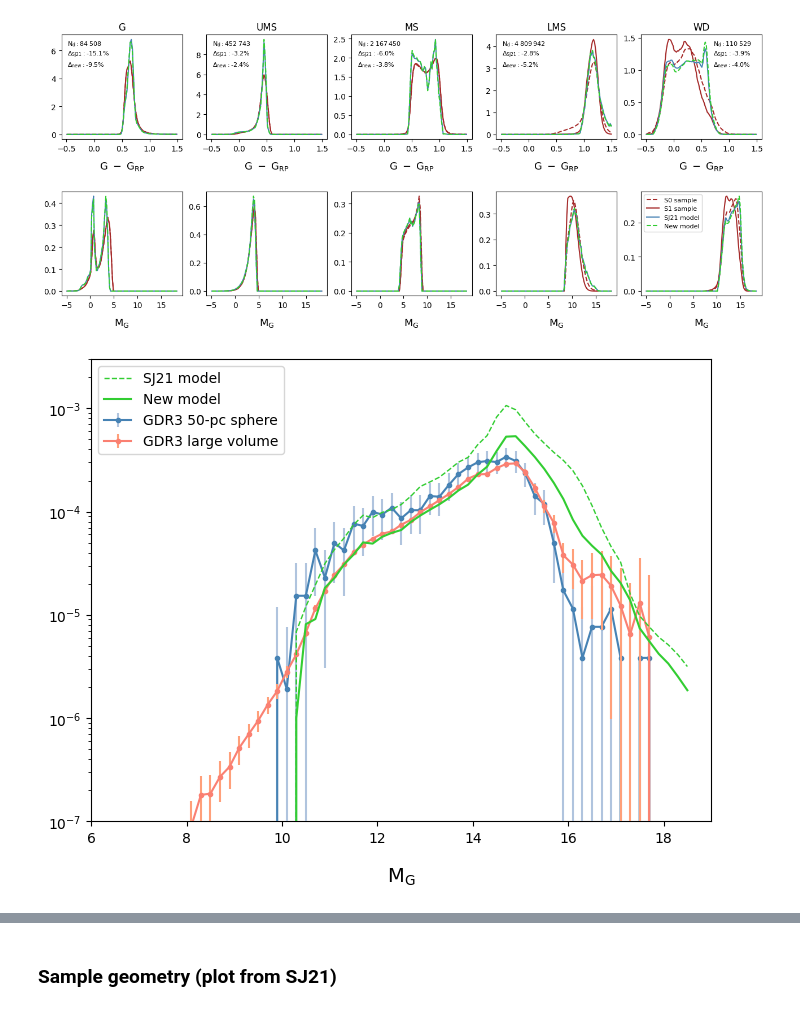
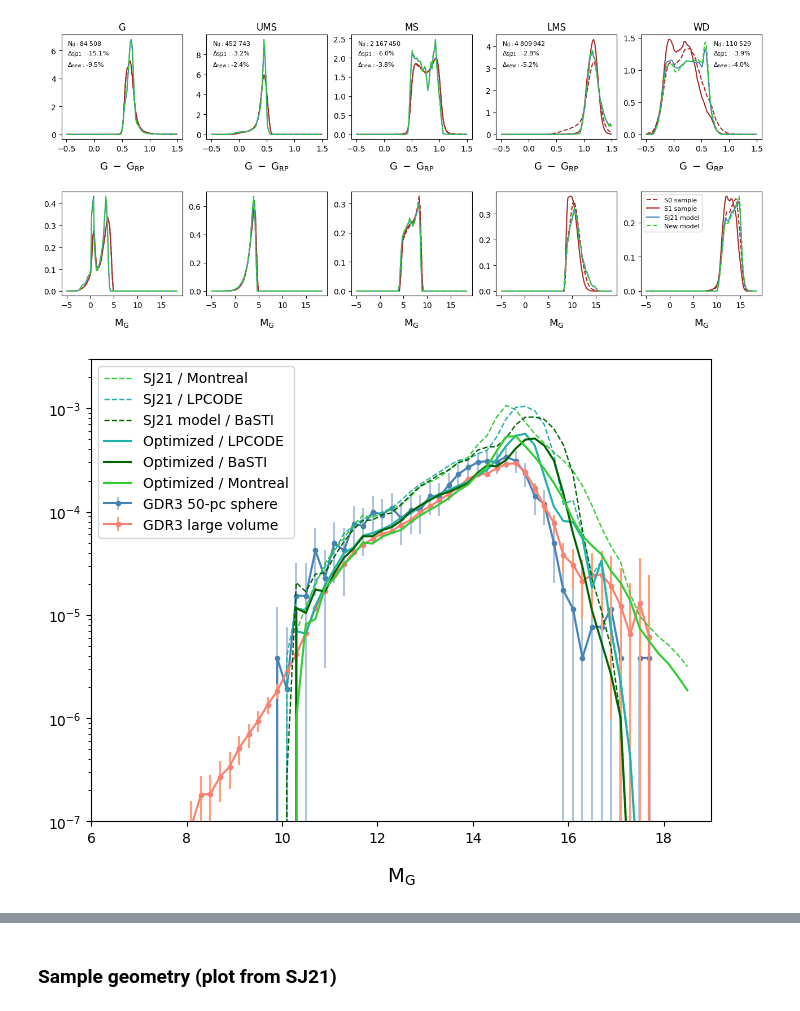
Before and after one commit to askenja/gaia-wd-fitting, a Jupyter notebook: 7b--Final_Plots.ipynb, the cells around one changed output, grey strips where cells are left out. Drawn from its saved outputs; the diff is of its cells as text; code cells hidden in the pictures.

Commit message:
Added LPCODE and BaSTI models

```diff
--- a/7b--Final_Plots.ipynb
+++ b/7b--Final_Plots.ipynb
@@ -267,26 +267,37 @@ fig.savefig('./output/final_plots/cmdf_pop4.png')
 # %%
 # WD luminosity function
 
 mg_bins_m, wdlf_m = np.loadtxt('./output/WDLF/wdlf_sj21.txt')
 mg_bins_m_pop2, wdlf_m_pop2 = np.loadtxt('./output/WDLF/wdlf_pop5.txt')
+mg_bins_m_sj21_basti, wdlf_m_sj21_basti = np.loadtxt('./output/WDLF/wdlf_sj21_basti.txt')
+mg_bins_m_sj21_lpcode, wdlf_m_sj21_lpcode = np.loadtxt('./output/WDLF/wdlf_sj21_lpcode.txt')
+mg_bins_m_pop5_lpcode, wdlf_m_pop5_lpcode = np.loadtxt('./output/WDLF/wdlf_pop5_lpcode.txt')
+mg_bins_m_pop5_basti, wdlf_m_pop5_basti = np.loadtxt('./output/WDLF/wdlf_pop5_basti.txt')
+
+
 mg_bins_d, wdlf_d, wdlf_ed = np.loadtxt('./output/WDLF/wdlf_myvolume_data.txt')
 mg_bins_d_50, wdlf_d_50, wdlf_ed_50 = np.loadtxt('./output/WDLF/wdlf_50pc_data.txt')
 
 fig, ax = plt.subplots(1,1,figsize=(8,6))
 ax.errorbar(mg_bins_d_50,wdlf_d_50,yerr=3*wdlf_ed_50,marker='o',markersize=3,
             c='steelblue',ecolor='lightsteelblue',label='GDR3 50-pc sphere',zorder=10)
 ax.errorbar(mg_bins_d,wdlf_d,yerr=3*wdlf_ed,marker='o',markersize=3,
             c='salmon',ecolor='lightsalmon',label='GDR3 large volume',zorder=20)
 
-ax.plot(mg_bins_m,wdlf_m,c='limegreen',label='SJ21 model',lw=1.0,zorder=30,ls='--')
-ax.plot(mg_bins_m_pop2,wdlf_m_pop2,c='limegreen',label='New model',lw=1.5,zorder=40)
+ax.plot(mg_bins_m,wdlf_m,c='limegreen',label='SJ21 / Montreal',lw=1.0,zorder=30,ls='--')
+ax.plot(mg_bins_m,wdlf_m_sj21_lpcode,c='lightseagreen',label='SJ21 / LPCODE',lw=1.0,zorder=30,ls='--')
+ax.plot(mg_bins_m,wdlf_m_sj21_basti,c='darkgreen',label='SJ21 model / BaSTI',lw=1.0,zorder=30,ls='--')
+
+ax.plot(mg_bins_m,wdlf_m_pop5_lpcode,c='lightseagreen',label='Optimized / LPCODE',lw=1.5,zorder=30)
+ax.plot(mg_bins_m,wdlf_m_pop5_basti,c='darkgreen',label='Optimized / BaSTI',lw=1.5,zorder=30)
+ax.plot(mg_bins_m_pop2,wdlf_m_pop2,c='limegreen',label='Optimized / Montreal',lw=1.5,zorder=40)
 
 ax.set_yscale('log')
 ax.set_xlim(6,19)
 ax.set_ylim(1e-7,3e-3)
 ax.set_xlabel(r'$\mathrm{M_G}$',labelpad=15,fontsize=14)
 plt.legend(loc=2)
 
-fig.savefig('./output/final_plots/WDLF_pop5.png')
+fig.savefig('./output/final_plots/WDLF_pop5_sj21_5models.png')
 # %% [output]
-[figure, old version]
+[figure, new version]
```
Also changed, not shown: parts of 1 cell of this notebook, 8 other files.
